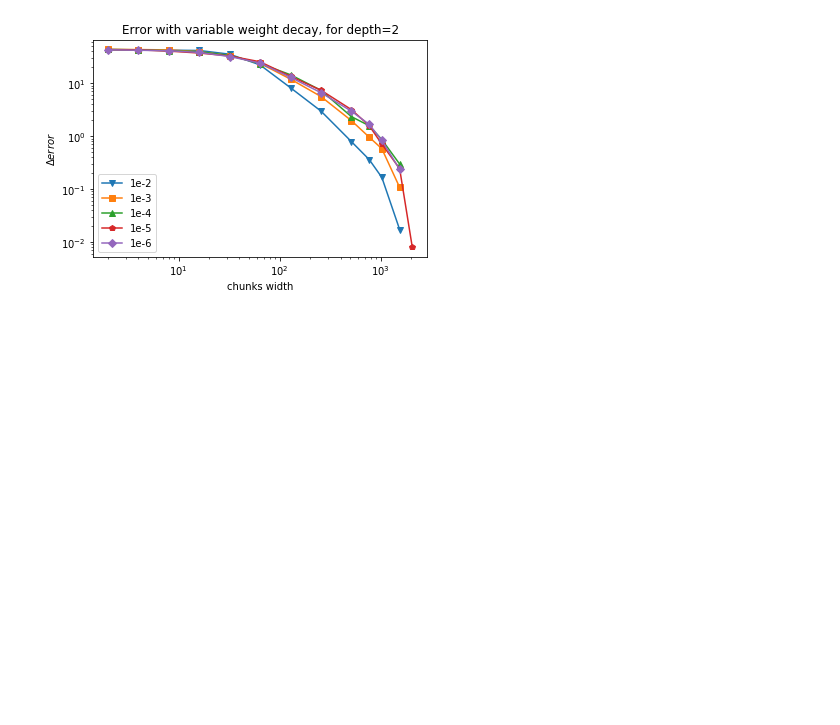
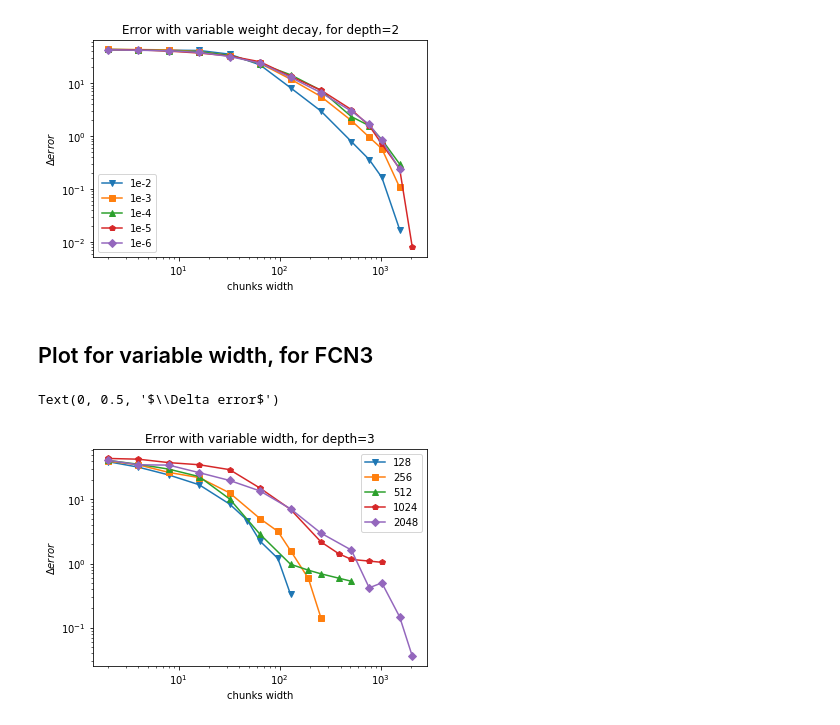
Before and after one commit to fcaretti/mitosis_MNIST, a Jupyter notebook: Notebook for plots.ipynb, the cells around one changed output. Drawn from its saved outputs; the diff is of its cells as text; code cells hidden in the pictures; blank space fills up the shorter version.

Commit message:
Added plot for variable total width

```diff
--- a/Notebook for plots.ipynb
+++ b/Notebook for plots.ipynb
@@ -96,3 +96,33 @@ plt.ylabel('$\Delta error$')
 # %% [output]
 Text(0, 0.5, '$\\Delta error$')
 [figure]
+# %% [markdown]
+## Plot for variable width, for FCN3
+# %%
+depth=3
+input_dim=784
+lr=1e-3
+Ws=[128,256,512,1024,2048]
+x_arrays=[]
+y_arrays=[]
+for i in range(len(Ws)):
+    x_arrays.append(np.load(f'./arrays/sizes_{depth}_layer_{Ws[i]}_inputdim_{input_dim}_lr_{lr}_wd_{1e-4}.npy'))
+    y_arrays.append(np.load(f'./arrays/error_{depth}_layer_{Ws[i]}_inputdim_{input_dim}_lr_{lr}_wd_{1e-4}.npy'))
+# %%
+fig = plt.figure()
+ax = plt.gca()
+ax.plot(x_arrays[0],y_arrays[0],marker="v",label="128")
+ax.plot(x_arrays[1],y_arrays[1],marker="s",label="256")
+ax.plot(x_arrays[2],y_arrays[2],marker="^",label="512")
+ax.plot(x_arrays[3],y_arrays[3],marker="p",label="1024")
+ax.plot(x_arrays[4],y_arrays[4],marker="D",label="2048")
+
+ax.set_title('Error with variable width, for depth=3')
+ax.set_yscale('log')
+ax.set_xscale('log')
+ax.legend()
+plt.xlabel('chunks width')
+plt.ylabel('$\Delta error$')
+# %% [output]
+Text(0, 0.5, '$\\Delta error$')
+[figure, added]
```
